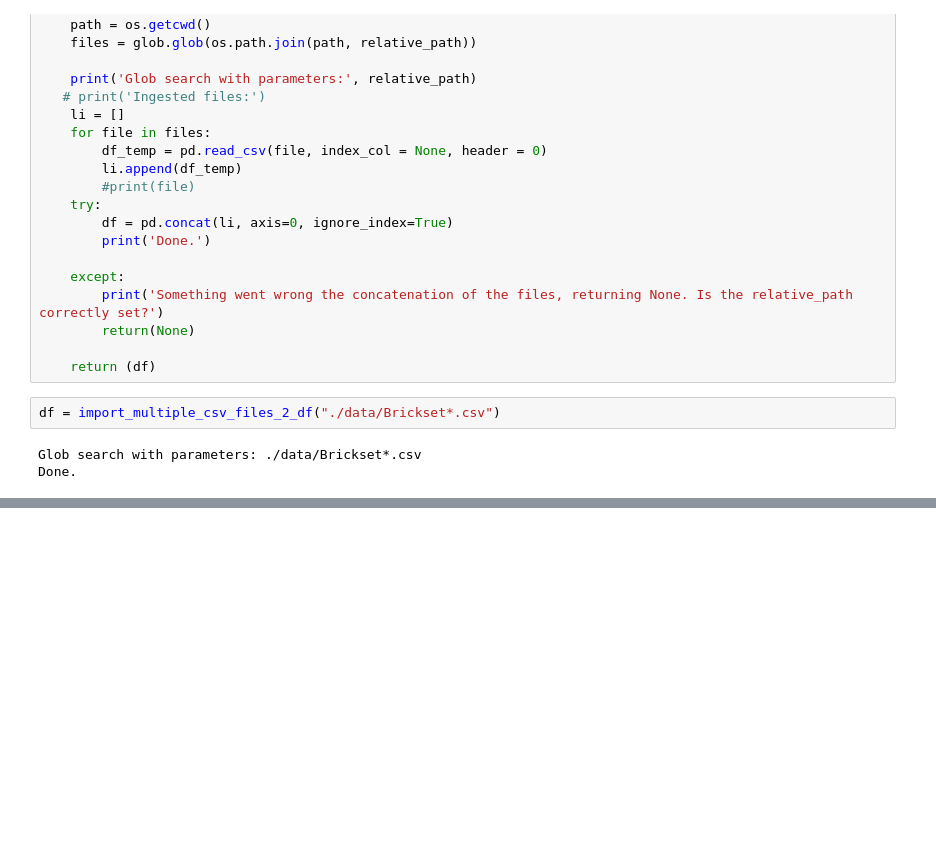
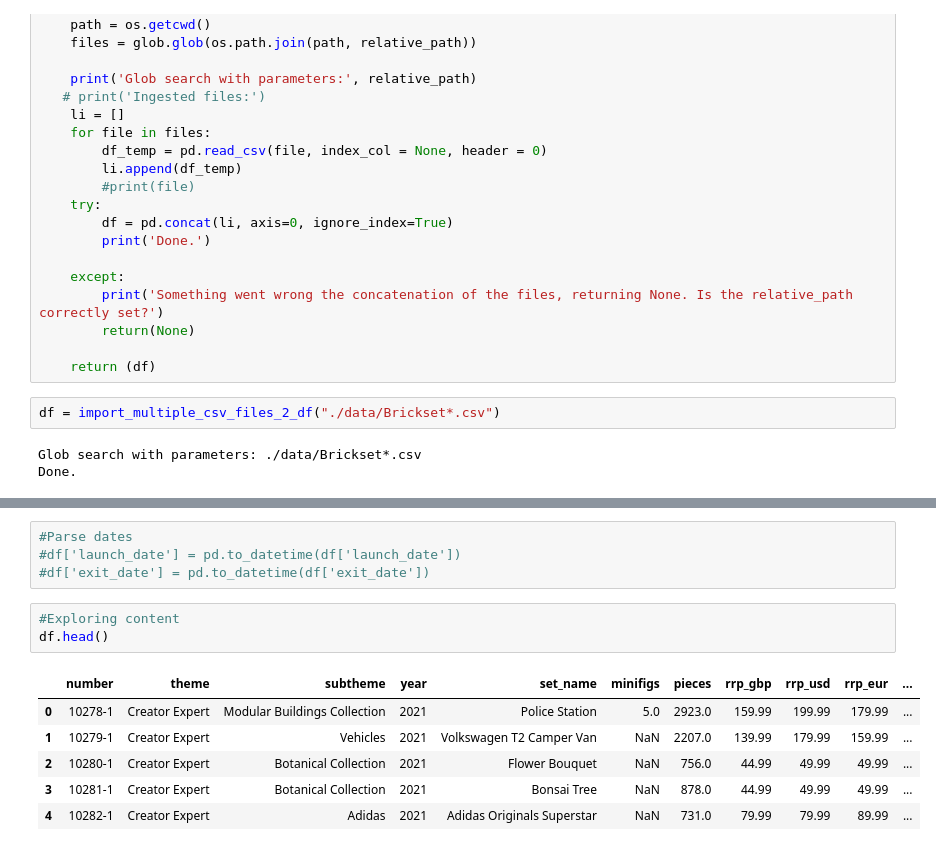
Before and after one commit to michaeltosic/lego-analysis, a Jupyter notebook: lego-analysis.ipynb, the cells around one changed output, grey strips where cells are left out. Saved outputs shown, nothing was run; the diff lists cells and outputs as text; blank space fills up the shorter version.

```diff
--- a/lego-analysis.ipynb
+++ b/lego-analysis.ipynb
@@ -103 +117,15 @@ exit_date         datetime64[ns]
 dtype: object
+# %%
+#Parse dates
+#df['launch_date'] = pd.to_datetime(df['launch_date'])
+#df['exit_date'] = pd.to_datetime(df['exit_date'])
+# %%
+#Exploring content
+df.head()
+# %% [output]
+|  | number | theme | subtheme | year | set_name | minifigs | pieces | rrp_gbp | rrp_usd | rrp_eur | ... |
+| 0 | 10278-1 | Creator Expert | Modular Buildings Collection | 2021 | Police Station | 5.0 | 2923.0 | 159.99 | 199.99 | 179.99 | ... |
+| 1 | 10279-1 | Creator Expert | Vehicles | 2021 | Volkswagen T2 Camper Van | NaN | 2207.0 | 139.99 | 179.99 | 159.99 | ... |
+| 2 | 10280-1 | Creator Expert | Botanical Collection | 2021 | Flower Bouquet | NaN | 756.0 | 44.99 | 49.99 | 49.99 | ... |
+| 3 | 10281-1 | Creator Expert | Botanical Collection | 2021 | Bonsai Tree | NaN | 878.0 | 44.99 | 49.99 | 49.99 | ... |
+| 4 | 10282-1 | Creator Expert | Adidas | 2021 | Adidas Originals Superstar | NaN | 731.0 | 79.99 | 79.99 | 89.99 | ... |
```
Also changed, not shown: parts of 30 cells of this notebook, 1 other file.
